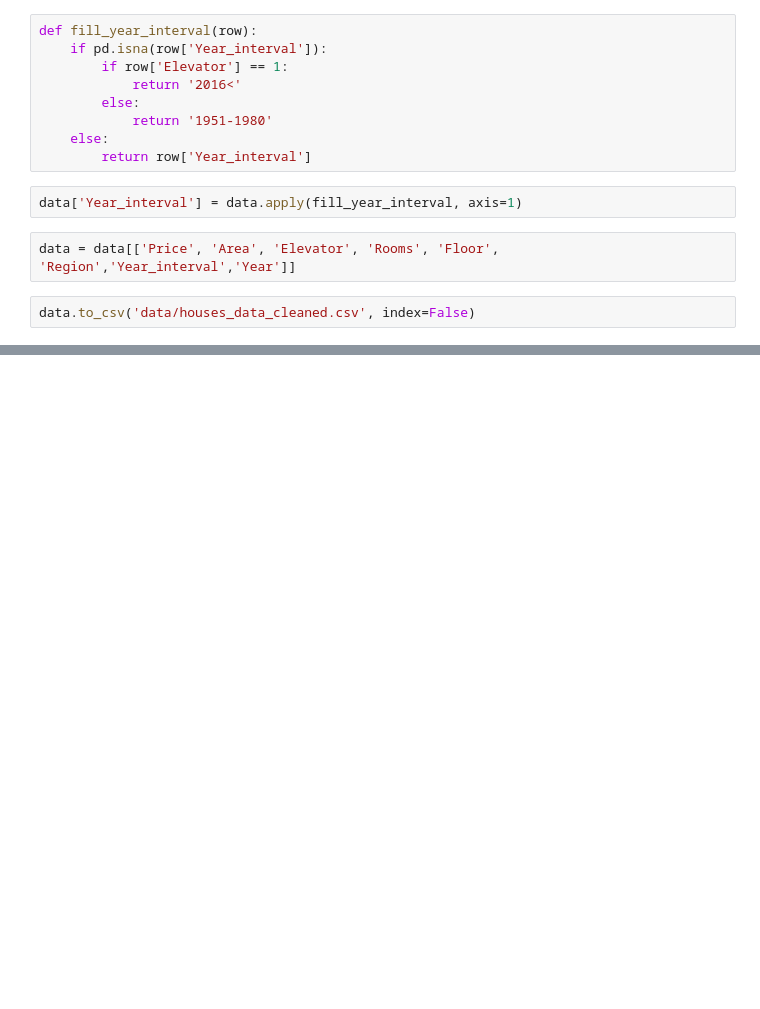
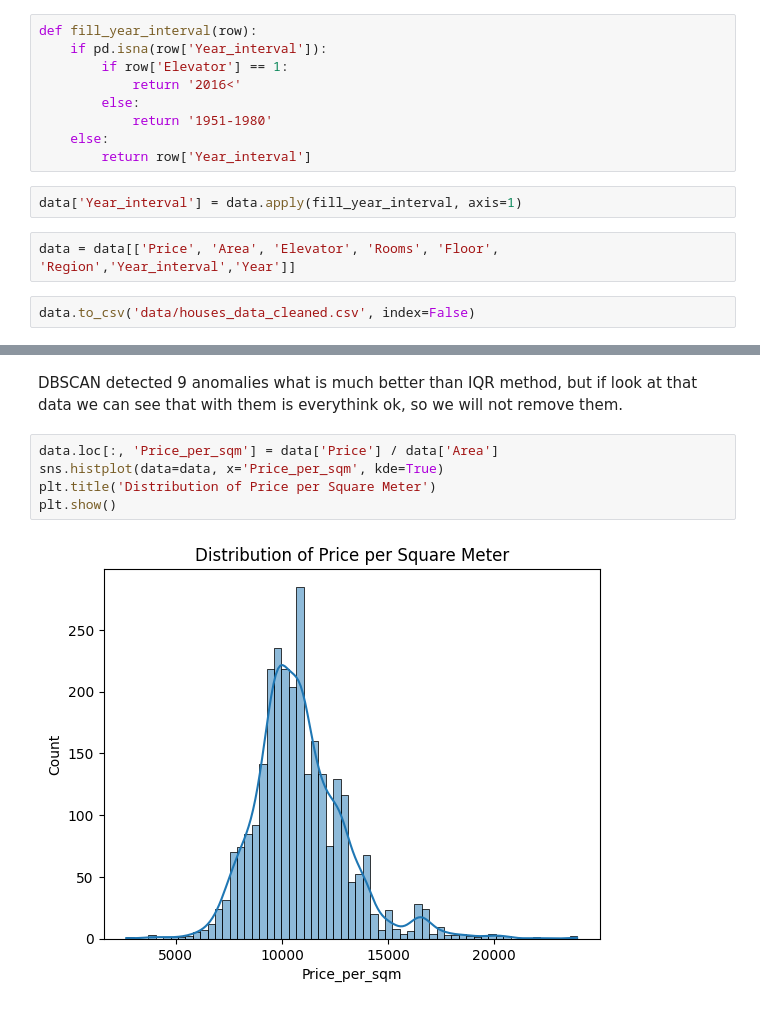
Before and after one commit to davydantoniuk/lublin-house-price-predict, a Jupyter notebook: price_prediction.ipynb, the cells around one changed output, grey strips where cells are left out. Saved outputs shown, nothing was run; the diff lists cells and outputs as text; blank space fills up the shorter version.

```diff
--- a/price_prediction.ipynb
+++ b/price_prediction.ipynb
@@ -261,0 +364,9 @@ data.to_csv('data/houses_data_cleaned.csv', index=False)
+# %% [markdown]
+DBSCAN detected 9 anomalies what is much better than IQR method, but if look at that data we can see that with them is everythink ok, so we will not remove them.
+# %%
+data.loc[:, 'Price_per_sqm'] = data['Price'] / data['Area']
+sns.histplot(data=data, x='Price_per_sqm', kde=True)
+plt.title('Distribution of Price per Square Meter')
+plt.show()
+# %% [output]
+[figure, added]
```
Also changed, not shown: parts of 12 cells of this notebook.
